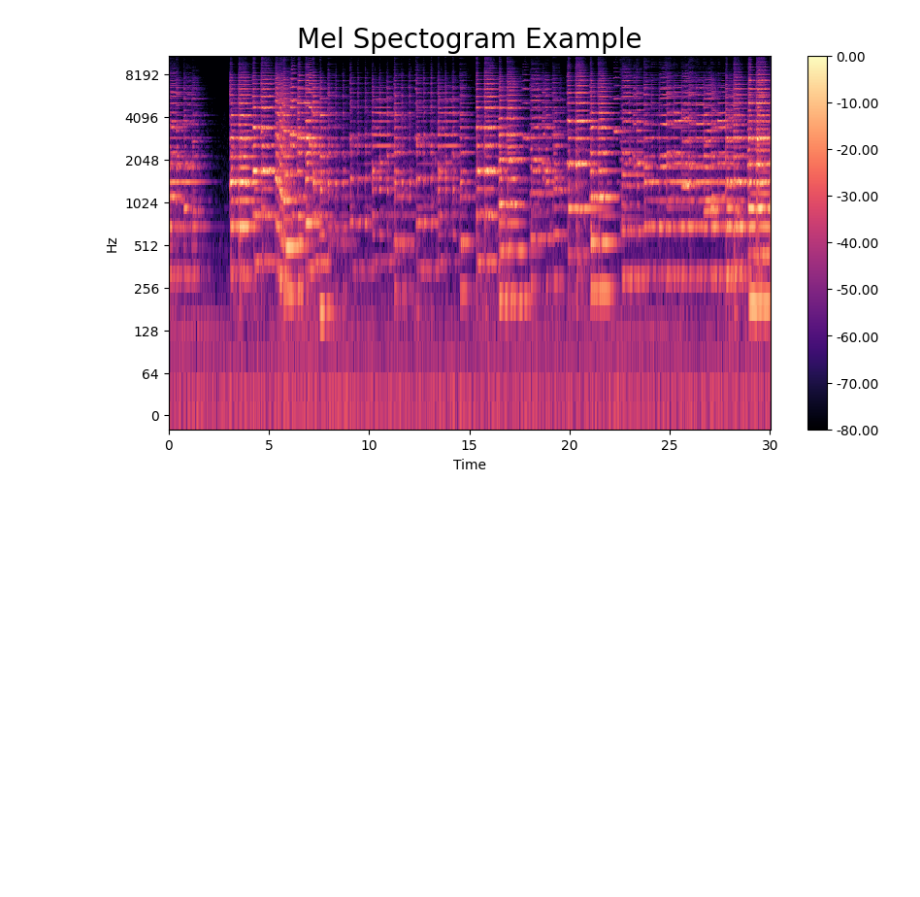
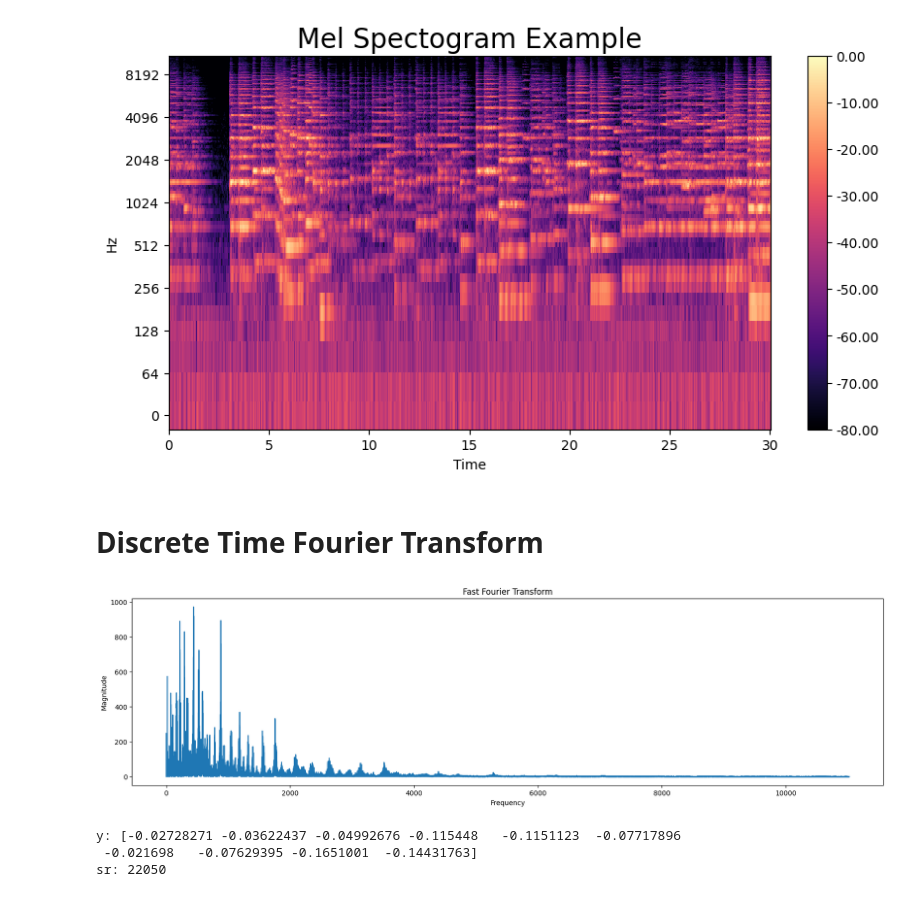
Before and after one commit to swimmingpeas/378-Project, a Jupyter notebook: messing_around.ipynb, the cells around one changed output. Drawn from its saved outputs; the diff is of its cells as text; code cells hidden in the pictures; blank space fills up the shorter version.

```diff
--- a/messing_around.ipynb
+++ b/messing_around.ipynb
@@ -89,3 +91,37 @@ fig.colorbar(img, ax=ax, format=f'%0.2f')
 plt.show()
 # %% [output]
 [figure]
+# %% [markdown]
+# Discrete Time Fourier Transform
+# %%
+fft = np.fft.fft(y)
+magnitude = np.abs(fft)
+frequency = np.linspace(0, sr, len(magnitude))
+
+left_frequency = frequency[:int(len(frequency)/2)]
+left_magnitude = magnitude[:int(len(frequency)/2)]
+
+fig, ax = plt.subplots(figsize=(20, 5))
+ax.plot(left_frequency, left_magnitude)
+ax.set_title('Fast Fourier Transform')
+ax.set_xlabel('Frequency')
+ax.set_ylabel('Magnitude')
+plt.show()
+# %% [output]
+[figure, added]
+# %%
+
+# Load the audio file using librosa
+# y = audio time series
+# sr = sampling rate of y
+time_series = []
+sampling_rates = []
+#load the first 10 files
+for i in range(0, 10):
+    y, sr = librosa.load(train_files[i])
+    time_series.append(y)
+    sampling_rates.append(sr)
+# %% [output]
+y: [-0.02728271 -0.03622437 -0.04992676 -0.115448   -0.1151123  -0.07717896
+ -0.021698   -0.07629395 -0.1651001  -0.14431763]
+sr: 22050
```
Also changed, not shown: parts of 1 cell of this notebook, 2 other files.
